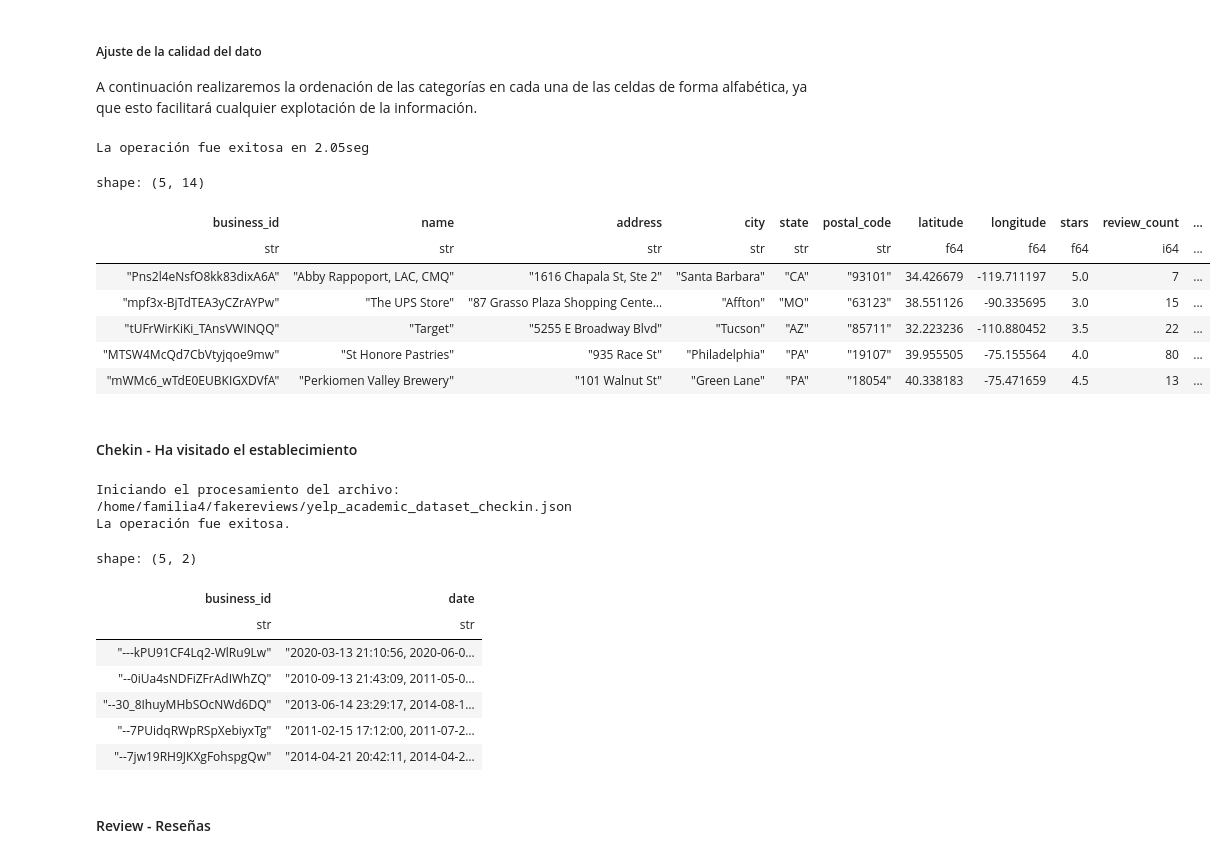
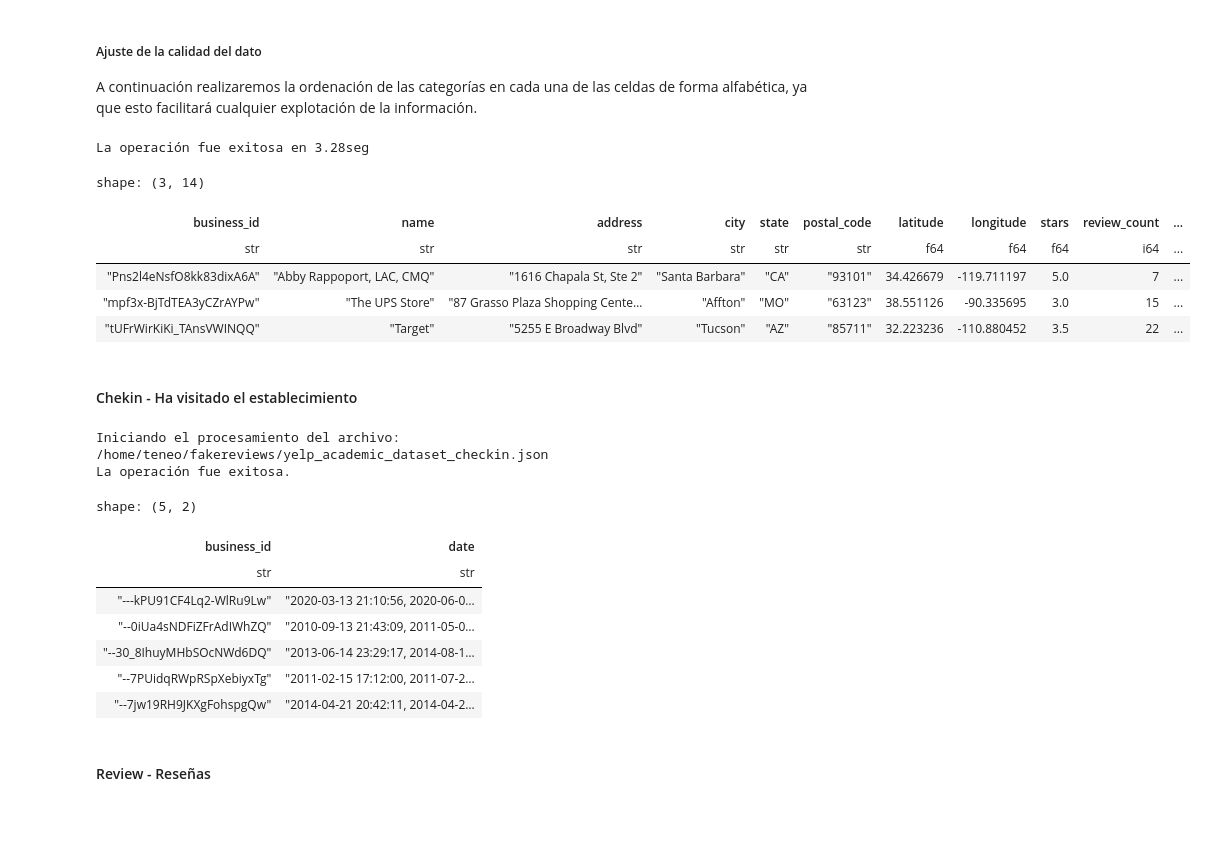
Before and after one commit to ceuratfmg2mai/fakereviews, a Jupyter notebook: 01. procesamiento_datos_yelp.ipynb, the cells around one changed output. Saved outputs shown, nothing was run; the diff lists cells and outputs as text; code cells hidden in the pictures; blank space fills up the shorter version.

```diff
--- a/01. procesamiento_datos_yelp.ipynb
+++ b/01. procesamiento_datos_yelp.ipynb
@@ -148,36 +158,34 @@ A continuación realizaremos la ordenación de las categorías en cada una de la
 # %%
 start_time=time.time()
 try:
     df_data_business_pl:pl.dataframe.frame.DataFrame = df_lazy_business_pl.collect(engine='streaming').with_columns(
         pl.col('categories')
         # 1. Dividir la cadena en una lista de strings, manejando nulos
         .str.split(',')
         # 2. Dentro de cada lista resultante, aplicar operaciones a cada elemento:
         .list.eval(
             # 2a. Quitar espacios en blanco al inicio/final de cada categoría
             pl.element().str.strip_chars()
         )
         # 3. Ordenar los elementos dentro de cada lista
         .list.sort()
         # 4. Unir los elementos de la lista de nuevo en una cadena, separados por ", "
         .list.join(', ')
     )
 except Exception as e:
     print(f"An error occurred: {e}")
 else:
     print(f"La operación fue exitosa en {time.time()-start_time:.2f}seg")
     # Muestra las primeras 5 filas del DataFrame
-    display(df_data_business_pl.limit(25).head(5))
+    display(df_data_business_pl.limit(5).head(3))
 # %% [output]
-La operación fue exitosa en 2.05seg
+La operación fue exitosa en 3.28seg
-shape: (5, 14)
+shape: (3, 14)
 | business_id | name | address | city | state | postal_code | latitude | longitude | stars | review_count | ... |
 | str | str | str | str | str | str | f64 | f64 | f64 | i64 | ... |
 | "Pns2l4eNsfO8kk83dixA6A" | "Abby Rappoport, LAC, CMQ" | "1616 Chapala St, Ste 2" | "Santa Barbara" | "CA" | "93101" | 34.426679 | -119.711197 | 5.0 | 7 | ... |
 | "mpf3x-BjTdTEA3yCZrAYPw" | "The UPS Store" | "87 Grasso Plaza Shopping Cente… | "Affton" | "MO" | "63123" | 38.551126 | -90.335695 | 3.0 | 15 | ... |
 | "tUFrWirKiKi_TAnsVWINQQ" | "Target" | "5255 E Broadway Blvd" | "Tucson" | "AZ" | "85711" | 32.223236 | -110.880452 | 3.5 | 22 | ... |
-| "MTSW4McQd7CbVtyjqoe9mw" | "St Honore Pastries" | "935 Race St" | "Philadelphia" | "PA" | "19107" | 39.955505 | -75.155564 | 4.0 | 80 | ... |
-| "mWMc6_wTdE0EUBKIGXDVfA" | "Perkiomen Valley Brewery" | "101 Walnut St" | "Green Lane" | "PA" | "18054" | 40.338183 | -75.471659 | 4.5 | 13 | ... |
 # %% [markdown]
 #### Chekin - Ha visitado el establecimiento
 # %%
@@ -196,7 +204,7 @@ else:
     # Muestra las primeras 5 filas del DataFrame
     display(df_data_chekin_pl.limit(25).head(5))
 # %% [output]
-Iniciando el procesamiento del archivo: /home/familia4/fakereviews/yelp_academic_dataset_checkin.json
+Iniciando el procesamiento del archivo: /home/teneo/fakereviews/yelp_academic_dataset_checkin.json
 La operación fue exitosa.
 shape: (5, 2)
 | business_id | date |
```
Also changed, not shown: parts of 38 cells of this notebook.
